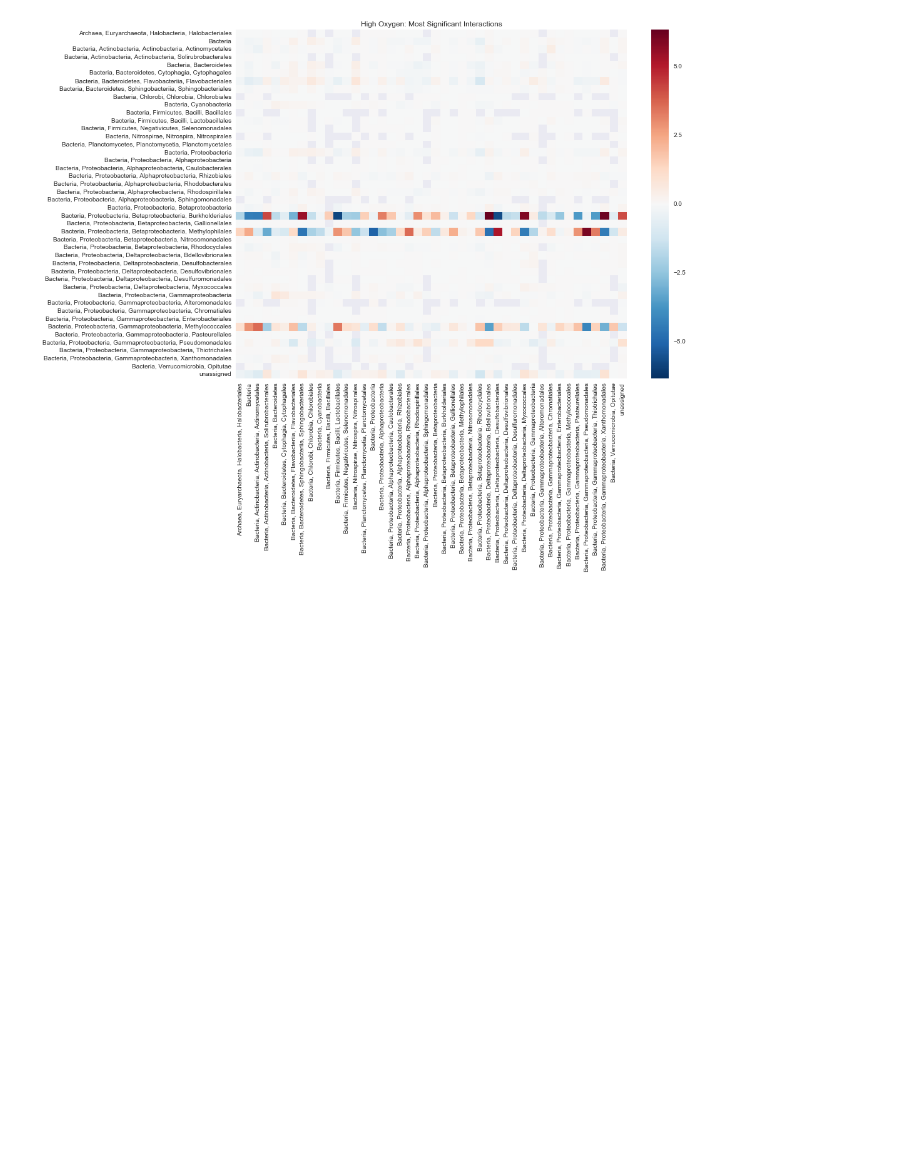
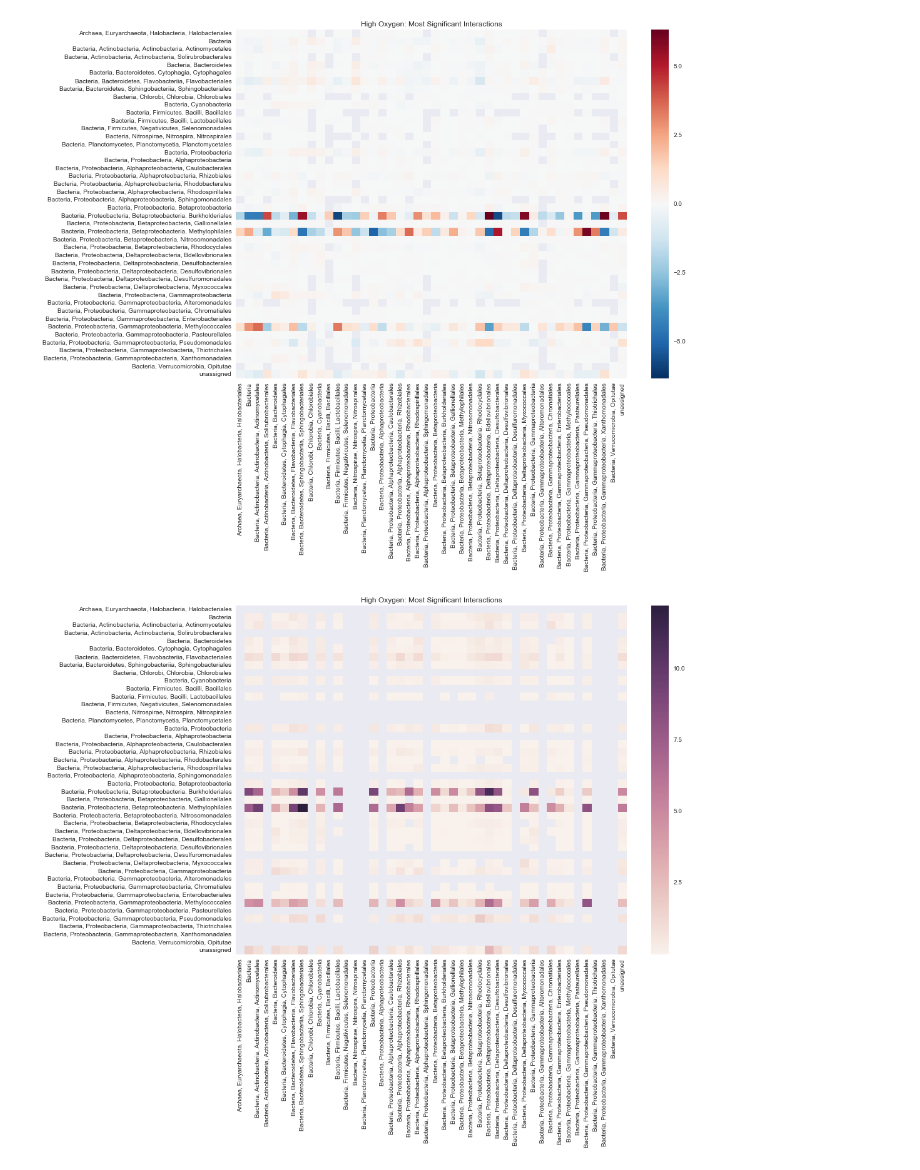
Before and after one commit to JanetMatsen/bacteriopop, a Jupyter notebook: Demo.ipynb, the cells around one changed output. Cells and saved outputs as stored; diff of their text form; code cells hidden in the pictures; blank space fills up the shorter version.

```diff
--- a/Demo.ipynb
+++ b/Demo.ipynb
@@ -241,3 +249,11 @@ p_high = net.plot_heatmap(high_agg['mean'],
                 width=14, height=10)
 # %% [output]
 [figure]
+# %%
+p_high_std = net.plot_heatmap(high_agg['standard deviation'],
+                          'High Oxygen: Most Significant Interactions',
+                          './plots/poster/high_avg--FROM_PANELS',
+                         file_type='.png',
+                width=14, height=10)
+# %% [output]
+[figure, added]
```
Also changed, not shown: parts of 3 cells of this notebook, 10 other files.
